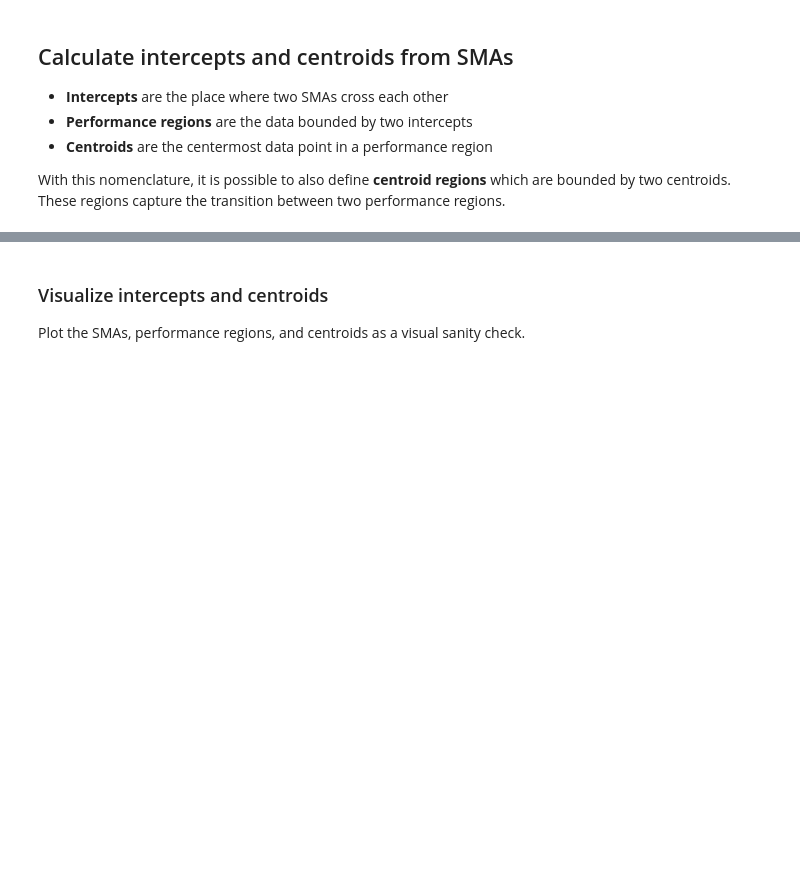
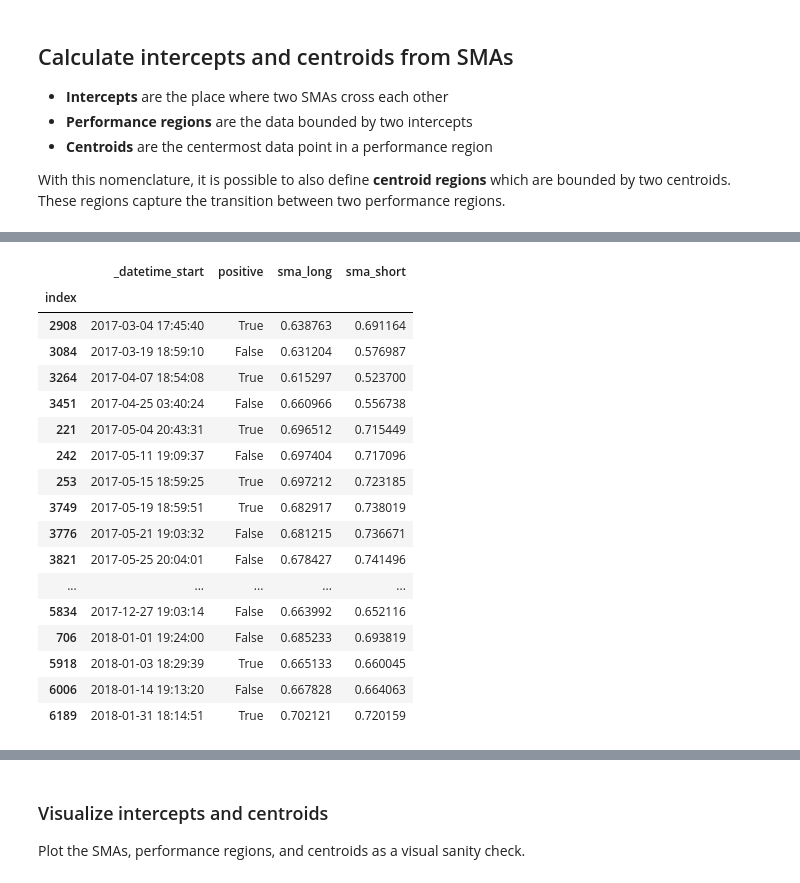
Before and after one commit to NERSC/tokio-abcutils, a Jupyter notebook: sc18_centroids.ipynb, the cells around one changed output, grey strips where cells are left out. Saved outputs shown, nothing was run; the diff lists cells and outputs as text; code cells hidden in the pictures; blank space fills up the shorter version.

```diff
--- a/sc18_centroids.ipynb
+++ b/sc18_centroids.ipynb
@@ -101,3 +142,29 @@ sma_intercepts
+# %%
+abcutils.features.find_sma_centroids(example_df,
+                                     sma_short,
+                                     sma_long,
+                                     sma_intercepts,
+                                     x_column='_datetime_start',
+                                     min_width=None)
+# %% [output]
+|  | _datetime_start | positive | sma_long | sma_short |
+| index |  |  |  |  |
+| 2908 | 2017-03-04 17:45:40 | True | 0.638763 | 0.691164 |
+| 3084 | 2017-03-19 18:59:10 | False | 0.631204 | 0.576987 |
+| 3264 | 2017-04-07 18:54:08 | True | 0.615297 | 0.523700 |
+| 3451 | 2017-04-25 03:40:24 | False | 0.660966 | 0.556738 |
+| 221 | 2017-05-04 20:43:31 | True | 0.696512 | 0.715449 |
+| 242 | 2017-05-11 19:09:37 | False | 0.697404 | 0.717096 |
+| 253 | 2017-05-15 18:59:25 | True | 0.697212 | 0.723185 |
+| 3749 | 2017-05-19 18:59:51 | True | 0.682917 | 0.738019 |
+| 3776 | 2017-05-21 19:03:32 | False | 0.681215 | 0.736671 |
+| 3821 | 2017-05-25 20:04:01 | False | 0.678427 | 0.741496 |
+| ... | ... | ... | ... | ... |
+| 5834 | 2017-12-27 19:03:14 | False | 0.663992 | 0.652116 |
+| 706 | 2018-01-01 19:24:00 | False | 0.685233 | 0.693819 |
+| 5918 | 2018-01-03 18:29:39 | True | 0.665133 | 0.660045 |
+| 6006 | 2018-01-14 19:13:20 | False | 0.667828 | 0.664063 |
+| 6189 | 2018-01-31 18:14:51 | True | 0.702121 | 0.720159 |
 # %%
 sma_centroids = abcutils.features.sma_centroids(example_df,
                                                 plot_metric,
```
Also changed, not shown: parts of 14 cells of this notebook, 3 other files.
